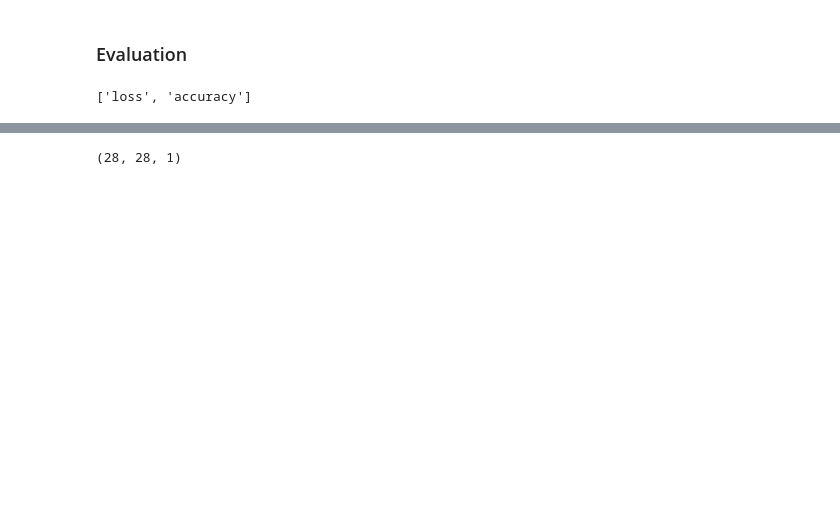
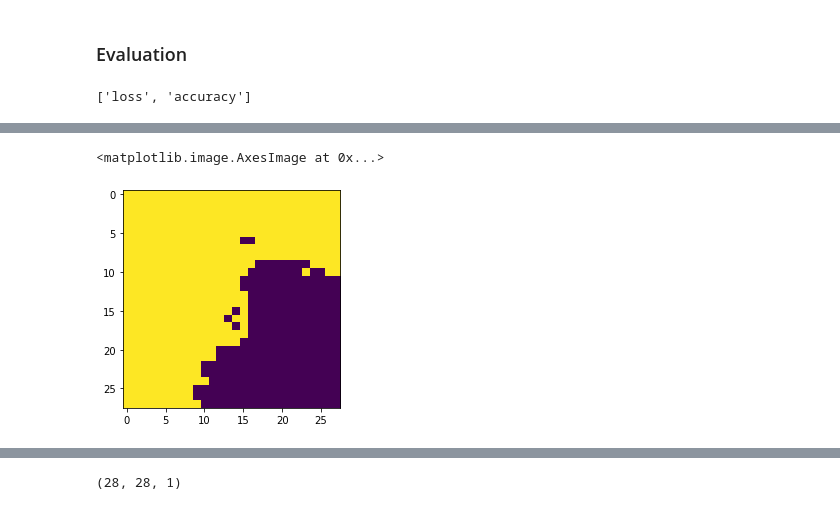
Before and after one commit to agrawalsourabh/MNIST-handwritten, a Jupyter notebook: MNIST-Handwritten.ipynb, the cells around one changed output, grey strips where cells are left out. Cells and saved outputs as stored; diff of their text form; code cells hidden in the pictures; blank space fills up the shorter version.

```diff
--- a/MNIST-Handwritten.ipynb
+++ b/MNIST-Handwritten.ipynb
@@ -281,0 +290,5 @@ plt.imshow(img_gray)
+# %%
+plt.imshow(img_gray)
+# %% [output]
+<matplotlib.image.AxesImage at 0x...>
+[figure, added]
```
Also changed, not shown: parts of 55 cells of this notebook, 20 other files.
